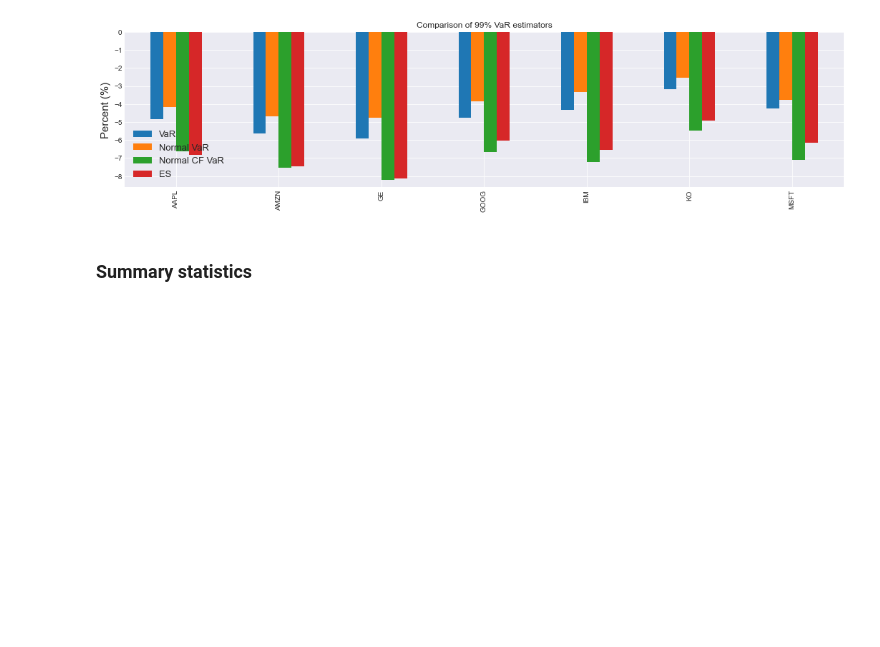
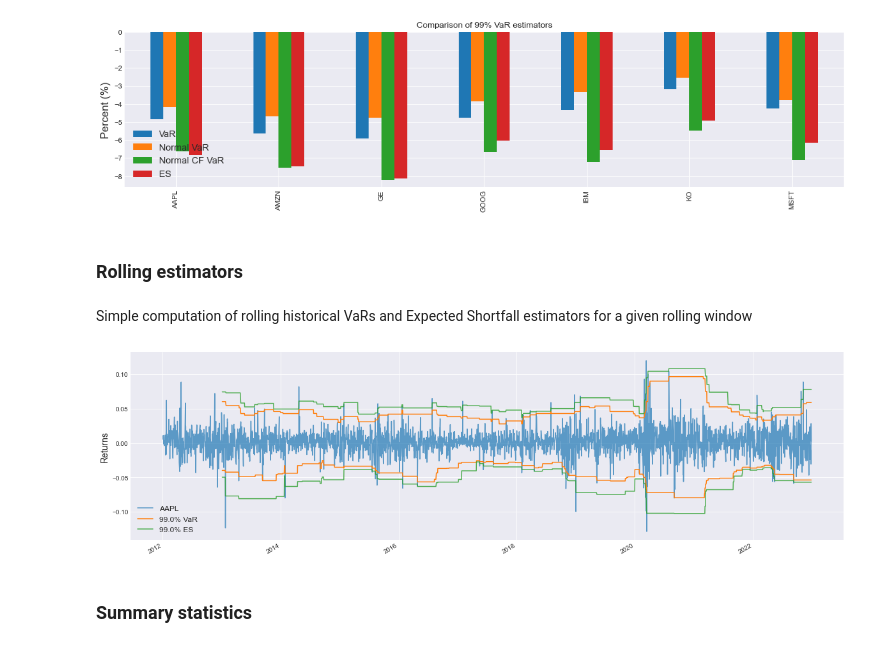
Before and after one commit to z4ir3/quant-library, a Jupyter notebook: tutorial-quant-library.ipynb, the cells around one changed output. Drawn from its saved outputs; the diff is of its cells as text; code cells hidden in the pictures; blank space fills up the shorter version.

```diff
--- a/tutorial-quant-library.ipynb
+++ b/tutorial-quant-library.ipynb
@@ -546,6 +592,37 @@ plt.legend(fontsize=13)
 plt.show()
 # %% [output]
 [figure]
+# %% [markdown]
+### Rolling estimators
+# %% [markdown]
+Simple computation of rolling historical VaRs and Expected Shortfall estimators for a given rolling window
+# %%
+df = rets["AAPL"]
+window = 252
+# %%
+rvars_l = df.rolling(window=window).apply(ql.var, kwargs={"CL":CL, "left":True})
+rvars_r = df.rolling(window=window).apply(ql.var, kwargs={"CL":CL, "left":False})
+# %%
+es_l = df.rolling(window=window).apply(ql.es, kwargs={"CL":CL, "left":True})
+es_r = df.rolling(window=window).apply(ql.es, kwargs={"CL":CL, "left":False})
+# %%
+# Plot
+fig, ax = plt.subplots(1,1,figsize=(20,6))
+fig.suptitle("", fontsize=15)
+
+df.plot(ax=ax, grid=True, alpha=0.7)
+rvars_l.plot(ax=ax, grid=True, color="tab:orange", label=f"{CL*100:.1f}% VaR")
+rvars_r.plot(ax=ax, grid=True, color="tab:orange", label="")
+#
+es_l.plot(ax=ax, grid=True, color="tab:green", alpha=0.8, label=f"{CL*100:.1f}% ES")
+es_r.plot(ax=ax, grid=True, color="tab:green", alpha=0.8, label="")
+#
+ax.set_xlabel("",fontsize=14)
+ax.set_ylabel("Returns",fontsize=14)
+ax.legend(fontsize=12)
+plt.show()
+# %% [output]
+[figure, added]
 # %% [markdown]
 ### Summary statistics
 # %% [markdown]
```
Also changed, not shown: parts of 8 cells of this notebook.
